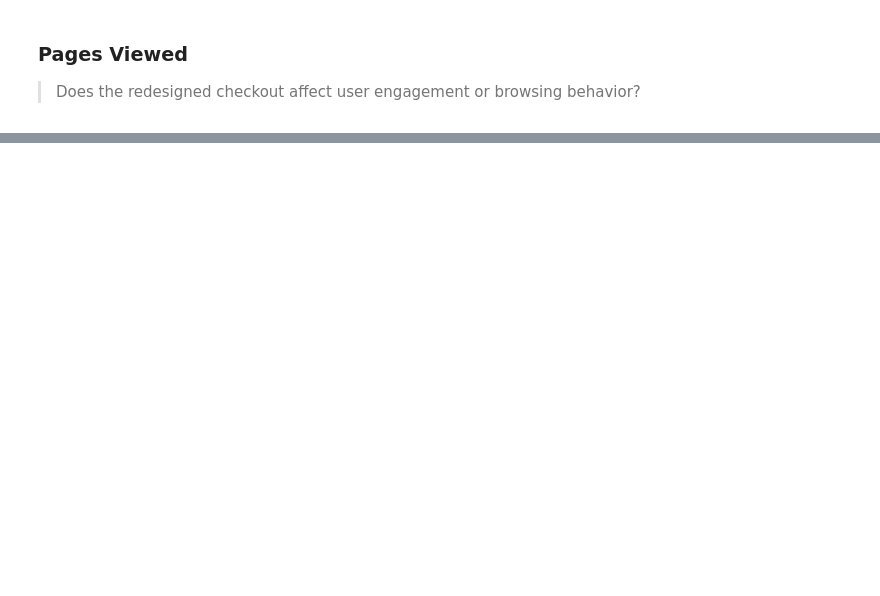
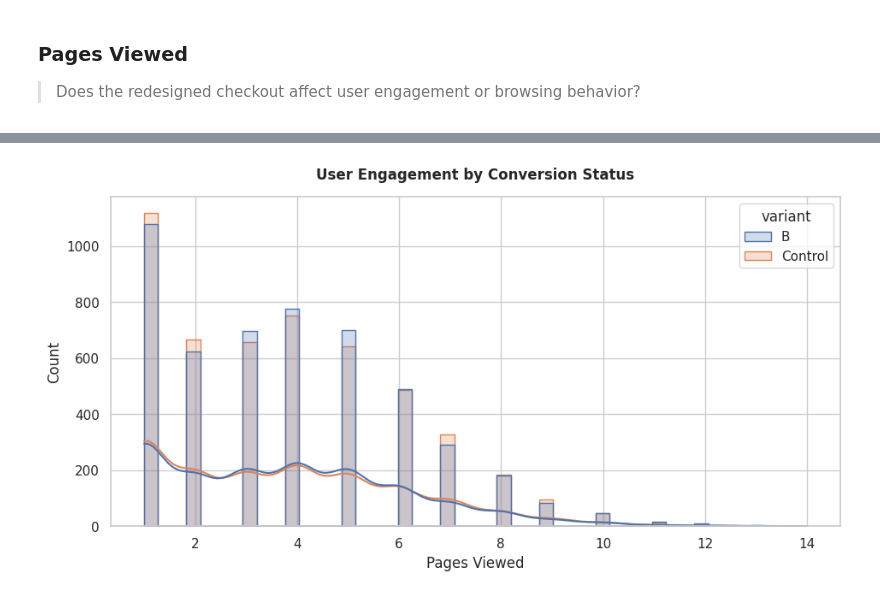
Before and after one commit to edi-kanyua/Product-Analytics-and-Experimentation, a Jupyter notebook: Product_Analytics_&_Experimentation_Case_Study.ipynb, the cells around one changed output, grey strips where cells are left out. Cells and saved outputs as stored; diff of their text form; code cells hidden in the pictures; blank space fills up the shorter version.

```diff
--- a/Product_Analytics_&_Experimentation_Case_Study.ipynb
+++ b/Product_Analytics_&_Experimentation_Case_Study.ipynb
@@ -324,0 +341,14 @@ fig.show()
+# %%
+sns.histplot(
+    data=df,
+    x="pages_viewed",
+    hue="variant",
+    kde=True,
+    element="step"
+)
+
+plt.title("User Engagement by Conversion Status", fontweight='bold')
+plt.xlabel("Pages Viewed")
+plt.show()
+# %% [output]
+[figure, added]
```
Also changed, not shown: parts of 8 cells of this notebook.
